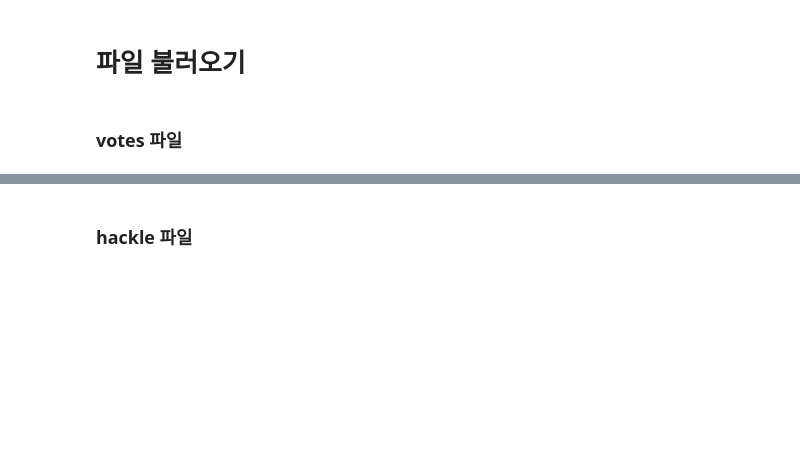
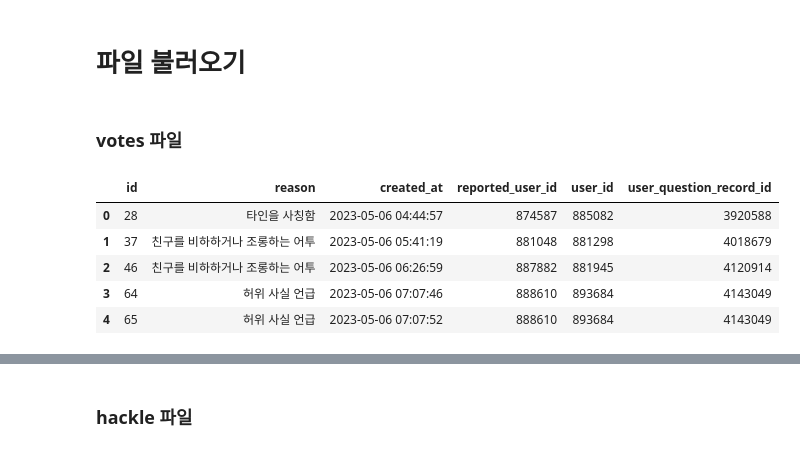
Before and after one commit to seung127/codeit_project, a Jupyter notebook: data_eda.ipynb, the cells around one changed output, grey strips where cells are left out. Cells and saved outputs as stored; diff of their text form; code cells hidden in the pictures; blank space fills up the shorter version.

```diff
--- a/data_eda.ipynb
+++ b/data_eda.ipynb
@@ -15,6 +15,28 @@ import seaborn as sns
 # 폰트 경로를 직접 지정
 font_path = '/usr/share/fonts/truetype/nanum/NanumGothic.ttf'
 fontprop = fm.FontProperties(fname=font_path)
+# %%
+import pandas as pd
+
+# GCS 파일 경로
+gcs_path = "gs://hq-project/votes/accounts_timelinereport.parquet"
+# 예시: gs://codeit-project/hackle/hackle_events.parquet
+
+# GCP 키 경로
+key_path = "config/key.json"
+
+# 데이터 불러오기
+df = pd.read_parquet(gcs_path, storage_options={"token": key_path})
+# path_timelinereport = "gs://hq-project/votes/accounts_timelinereport.parquet"
+# 확인
+df.head()
+# %% [output]
+|  | id | reason | created_at | reported_user_id | user_id | user_question_record_id |
+| 0 | 28 | 타인을 사칭함 | 2023-05-06 04:44:57 | 874587 | 885082 | 3920588 |
+| 1 | 37 | 친구를 비하하거나 조롱하는 어투 | 2023-05-06 05:41:19 | 881048 | 881298 | 4018679 |
+| 2 | 46 | 친구를 비하하거나 조롱하는 어투 | 2023-05-06 06:26:59 | 887882 | 881945 | 4120914 |
+| 3 | 64 | 허위 사실 언급 | 2023-05-06 07:07:46 | 888610 | 893684 | 4143049 |
+| 4 | 65 | 허위 사실 언급 | 2023-05-06 07:07:52 | 888610 | 893684 | 4143049 |
 # %%
 ! pip install koreanize_matplotlib
 import koreanize_matplotlib
```
Also changed, not shown: parts of 12 cells of this notebook.
